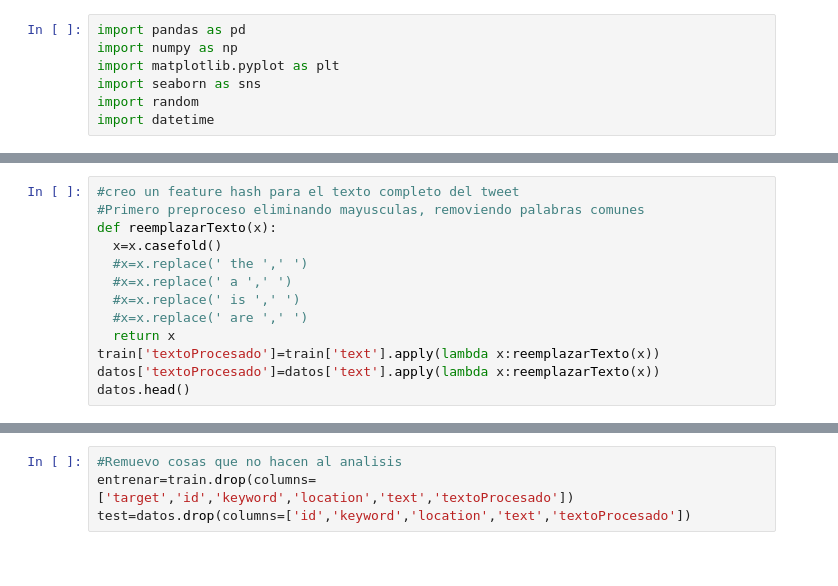
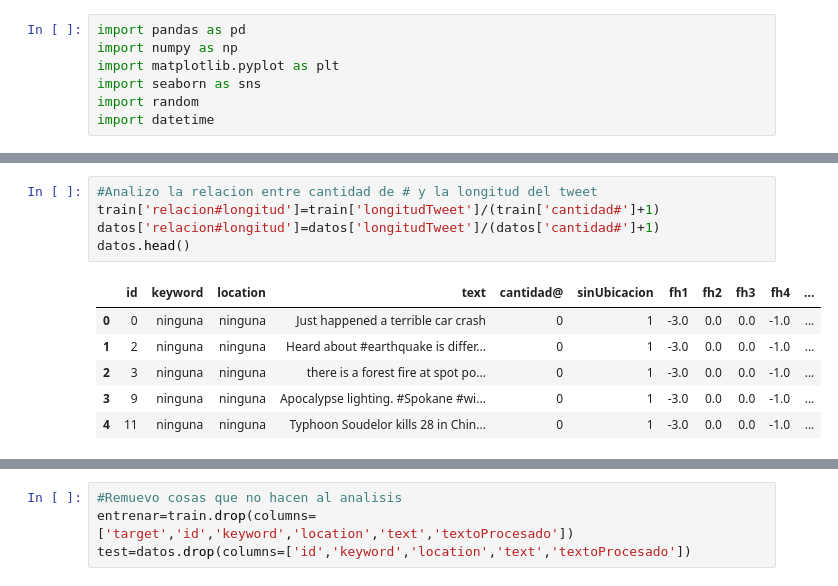
Before and after one commit to NicolasRFL/OrgaDatosTP2, a Jupyter notebook: Untitled3.ipynb, the cells around one changed output, grey strips where cells are left out. Drawn from its saved outputs; the diff is of its cells as text.

```diff
--- a/Untitled3.ipynb
+++ b/Untitled3.ipynb
@@ -160,13 +280,12 @@ train.head()
-# %%
-#creo un feature hash para el texto completo del tweet
-#Primero preproceso eliminando mayusculas, removiendo palabras comunes
-def reemplazarTexto(x):
-  x=x.casefold()
-  #x=x.replace(' the ',' ')
-  #x=x.replace(' a ',' ')
-  #x=x.replace(' is ',' ')
-  #x=x.replace(' are ',' ')
-  return x
-train['textoProcesado']=train['text'].apply(lambda x:reemplazarTexto(x))
-datos['textoProcesado']=datos['text'].apply(lambda x:reemplazarTexto(x))
-datos.head()
+# %%
+#Analizo la relacion entre cantidad de # y la longitud del tweet
+train['relacion#longitud']=train['longitudTweet']/(train['cantidad#']+1)
+datos['relacion#longitud']=datos['longitudTweet']/(datos['cantidad#']+1)
+datos.head()
+# %% [output]
+|  | id | keyword | location | text | cantidad@ | sinUbicacion | fh1 | fh2 | fh3 | fh4 | ... |
+| 0 | 0 | ninguna | ninguna | Just happened a terrible car crash | 0 | 1 | -3.0 | 0.0 | 0.0 | -1.0 | ... |
+| 1 | 2 | ninguna | ninguna | Heard about #earthquake is differ... | 0 | 1 | -3.0 | 0.0 | 0.0 | -1.0 | ... |
+| 2 | 3 | ninguna | ninguna | there is a forest fire at spot po... | 0 | 1 | -3.0 | 0.0 | 0.0 | -1.0 | ... |
+| 3 | 9 | ninguna | ninguna | Apocalypse lighting. #Spokane #wi... | 0 | 1 | -3.0 | 0.0 | 0.0 | -1.0 | ... |
+| 4 | 11 | ninguna | ninguna | Typhoon Soudelor kills 28 in Chin... | 0 | 1 | -3.0 | 0.0 | 0.0 | -1.0 | ... |
```
Also changed, not shown: parts of 32 cells of this notebook.
